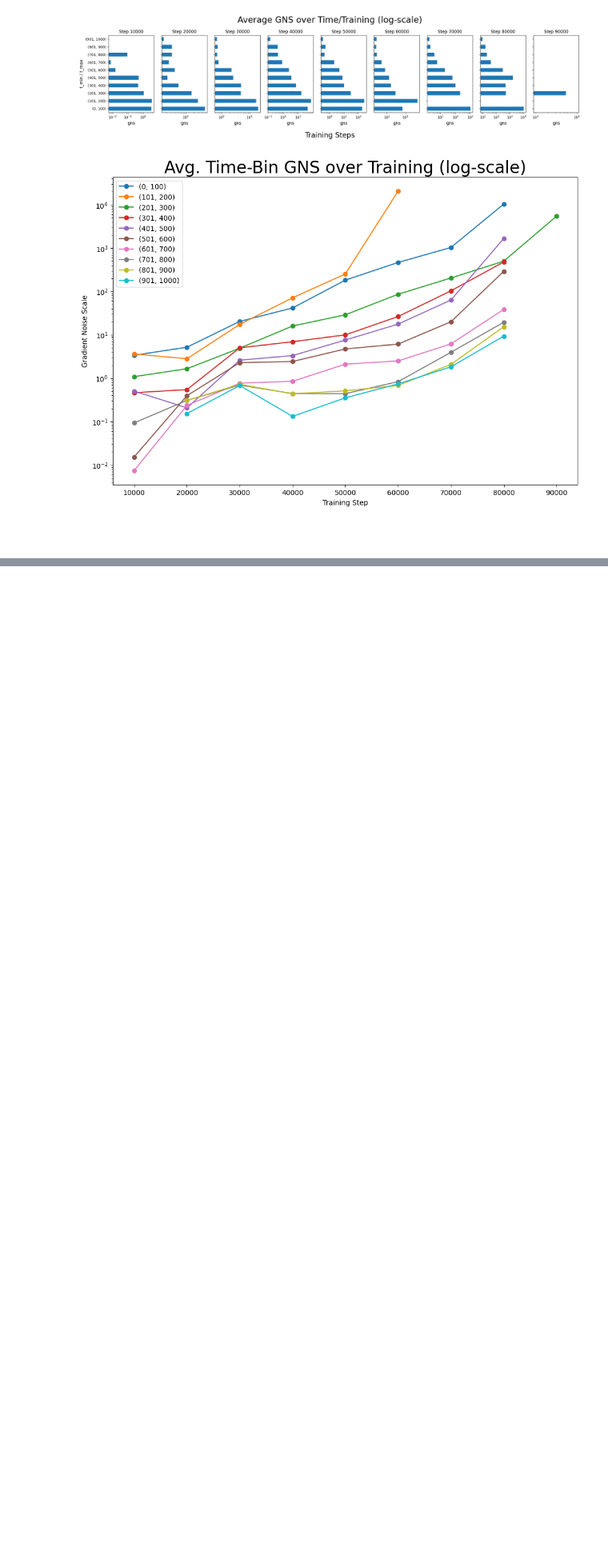
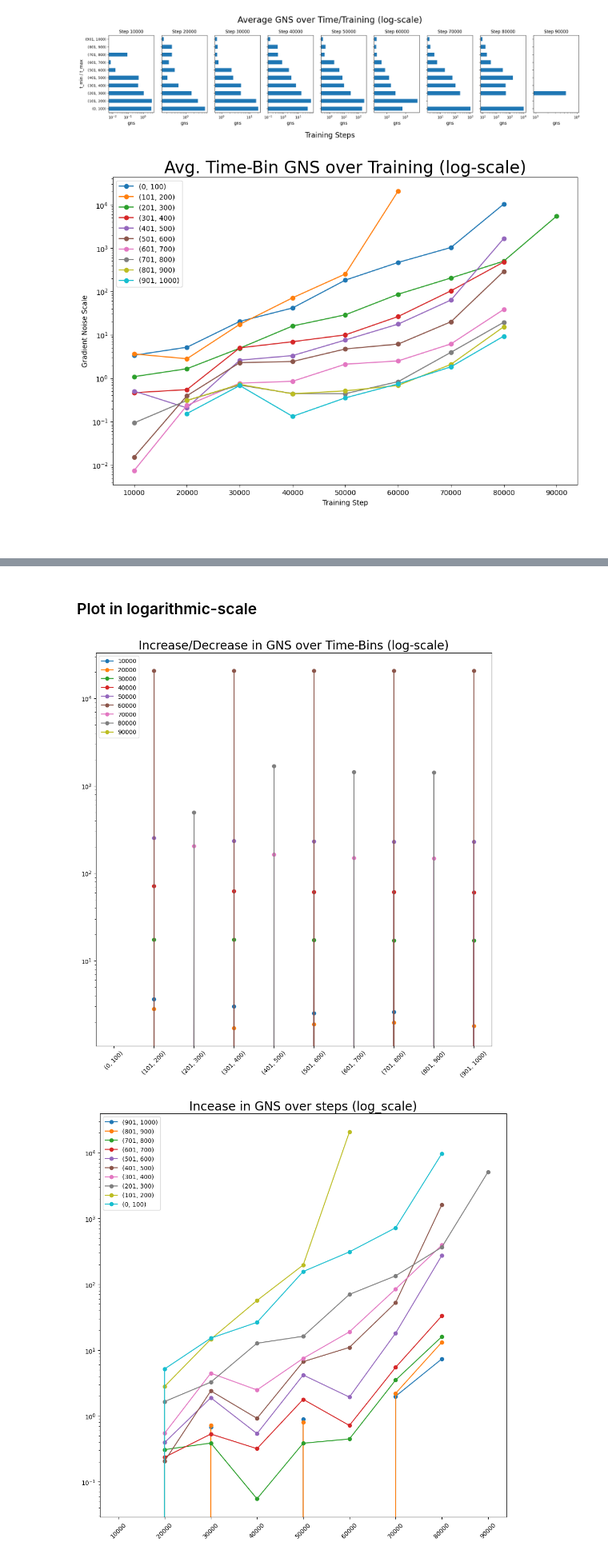
Before and after one commit to Longzz0824/Critical-Multitask-Batch-Sizes-in-Diffusion-Models, a Jupyter notebook: gns_experiments/Analysis_3.ipynb, the cells around one changed output, grey strips where cells are left out. Shown at 80% size. Drawn from its saved outputs; the diff is of its cells as text; code cells hidden in the pictures; blank space fills up the shorter version.

```diff
--- a/gns_experiments/Analysis_3.ipynb
+++ b/gns_experiments/Analysis_3.ipynb
@@ -152,0 +247,8 @@ intervals = df["interval"].unique()[::-1]
+# %% [markdown]
+### Plot in logarithmic-scale
+# %%
+plot_gns_difference_over_time_steps(data, log_scale=True, vis_dir=VIS_DIR)
+plot_gns_difference_over_traning(data, log_scale=True, vis_dir=VIS_DIR)
+# %% [output]
+[figure, added]
+[figure, added]
```
Also changed, not shown: parts of 13 cells of this notebook, 8 other files.
